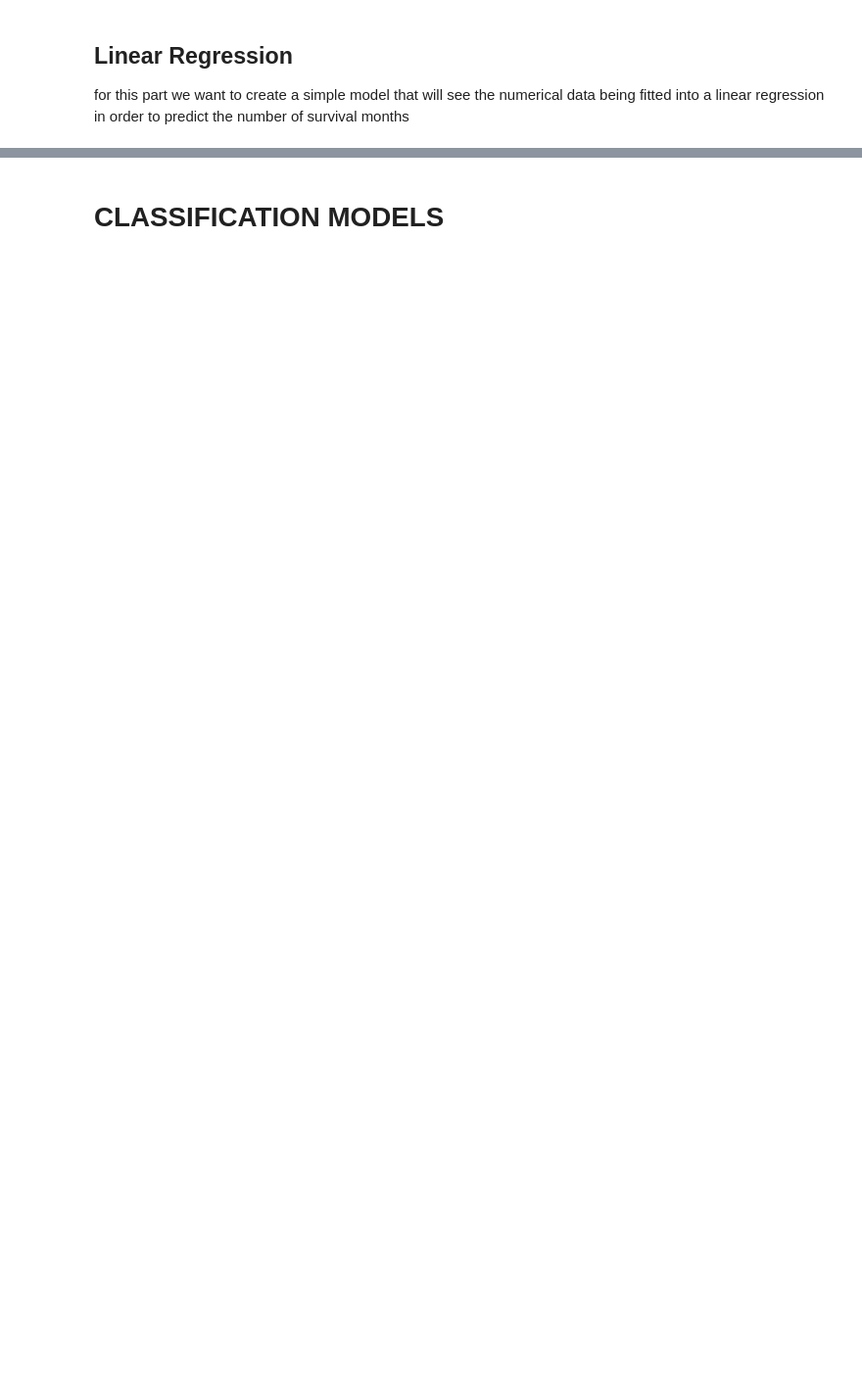
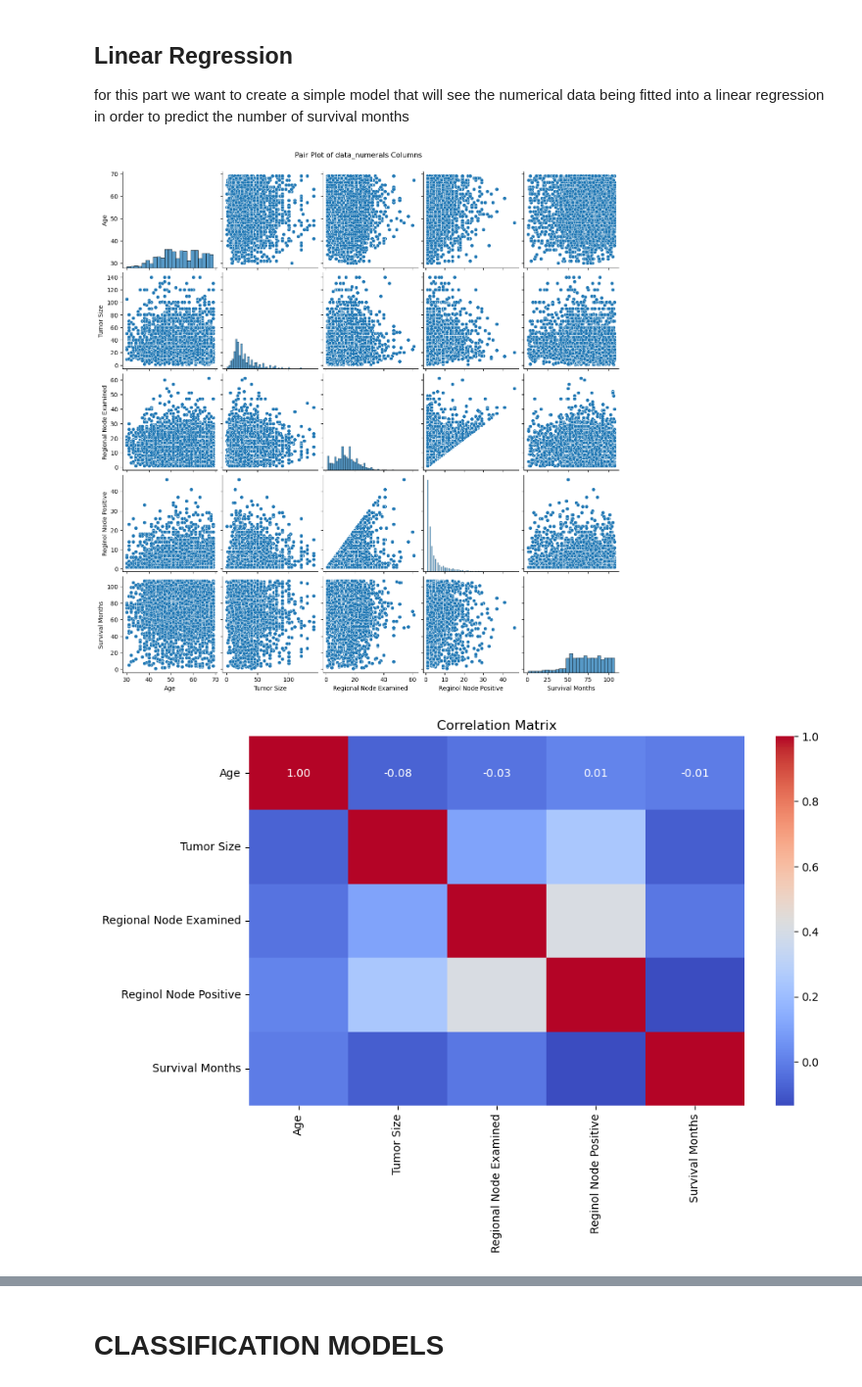
Before and after one commit to Ogam-Alvin/Phase_3_Project, a Jupyter notebook: breast_cancer_classification.ipynb, the cells around one changed output, grey strips where cells are left out. Shown at 98% size. Saved outputs shown, nothing was run; the diff lists cells and outputs as text; code cells hidden in the pictures; blank space fills up the shorter version.

```diff
--- a/breast_cancer_classification.ipynb
+++ b/breast_cancer_classification.ipynb
@@ -134,6 +151,21 @@ categorical_cols = ['Race', 'Marital Status', 'T Stage ', 'N Stage', '6th Stage'
 ## Linear Regression
 
 for this part we want to create a simple model that will see the numerical data being fitted into a linear regression in order to predict the number of survival months
+# %%
+#Use the numerical_cols as the dataframe to use for creating the Linear regression
+data_numerals = data[numerical_cols]
+#create a pairplot for the dataframe
+sns.pairplot(data_numerals)
+plt.suptitle('Pair Plot of data_numerals Columns', y=1.02)
+plt.show()
+# Correlation Matrix
+plt.figure(figsize=(10, 6))
+sns.heatmap(data_numerals.corr(), annot=True, cmap='coolwarm', fmt='.2f')
+plt.title('Correlation Matrix')
+plt.show()
+# %% [output]
+[figure, added]
+[figure, added]
 # %%
 #Initialize the scaler
 scaler = StandardScaler()
```
Also changed, not shown: parts of 7 cells of this notebook, 3 other files.
